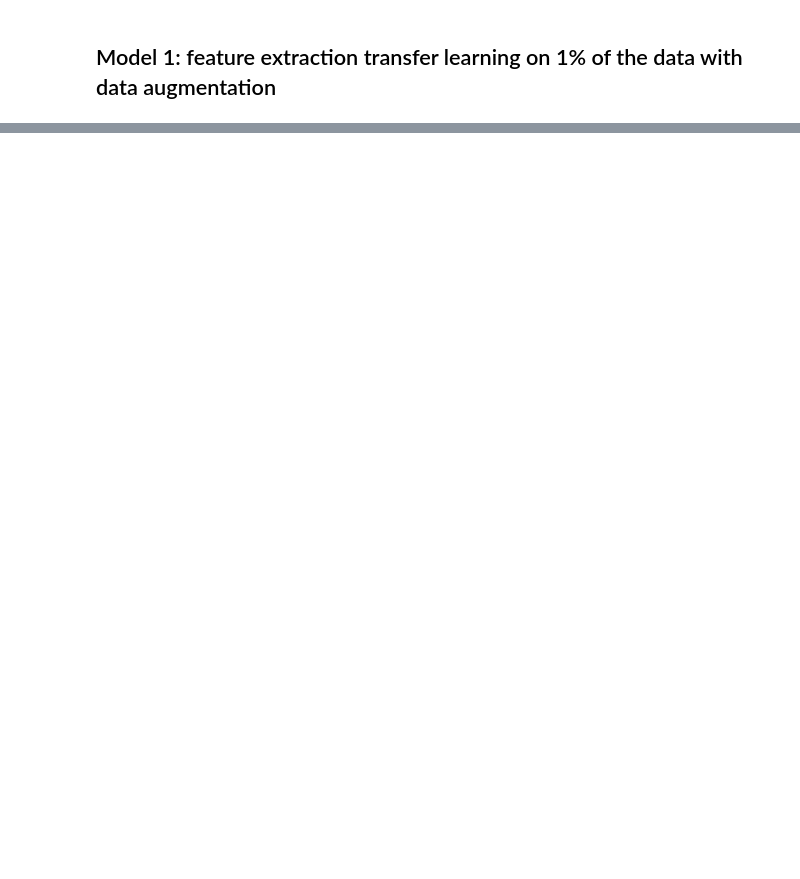
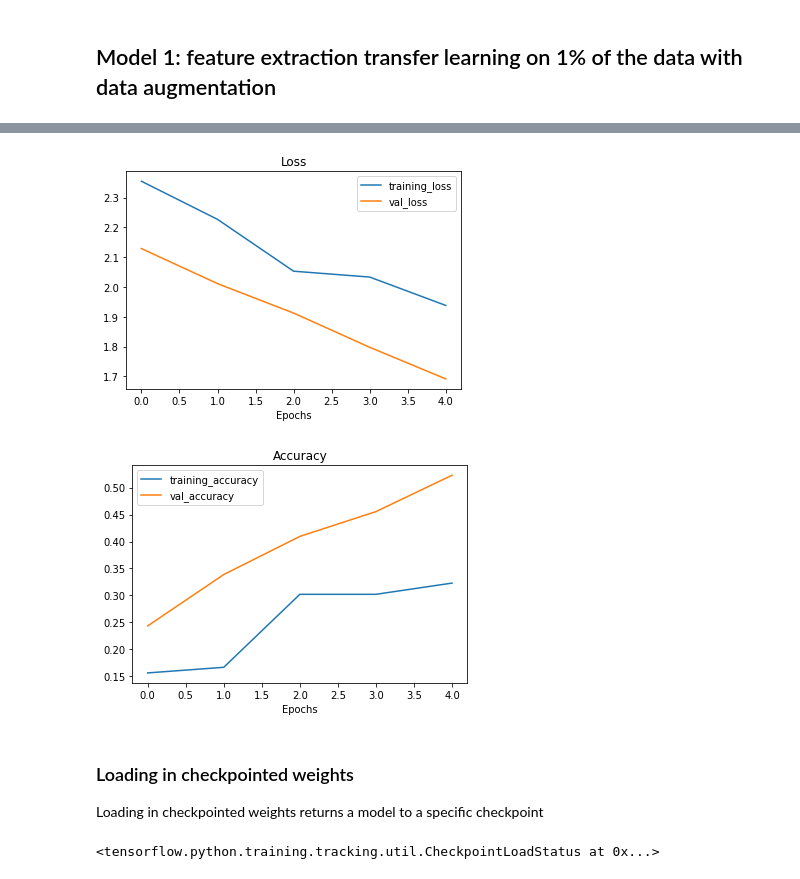
Before and after one commit to Kennedy87670/Introduction-to-ML-DP, a Jupyter notebook: 05_transfer_learning_in_tensorflow_part_2_fine_tuning_video.ipynb, the cells around one changed output, grey strips where cells are left out. Saved outputs shown, nothing was run; the diff lists cells and outputs as text; code cells hidden in the pictures; blank space fills up the shorter version.

```diff
--- a/05_transfer_learning_in_tensorflow_part_2_fine_tuning_video.ipynb
+++ b/05_transfer_learning_in_tensorflow_part_2_fine_tuning_video.ipynb
@@ -548,0 +571,11 @@ plot_loss_curves(history_1_percent)
+# %%
+train_data_10_percent = "10_food_classes_10_percent/train"
+test_dir = "10_food_classes_10_percent/test"
+# %%
+# set the data input
+train_data_10_percent= tf.keras.preprocessing.image_dataset_from_directory(train_dir,
+                                                                           label_mode="categorical",
+                                                                           image_size= IMG_SIZE)
+test_data= tf.keras.preprocessing.image_dataset_from_directory(test_dir,
+                                                               label_mode="categorical",
+                                                               image_size=IMG_SIZE)
@@ -548,0 +652,23 @@ plot_loss_curves(history_1_percent)
+# %%
+# Set checkpoint path
+checkpoint_path = "ten_percent_model_checkpoints_weights/checkpoint.ckpt"
+
+# create a ModelCheckpoint callback that saves the model's weights only
+checkpoint_callback = tf.keras.callbacks.ModelCheckpoint(filepath = checkpoint_path,
+                                                         save_weights_only=True,
+                                                         save_best_only=False,
+                                                         save_freq ="epoch", # save every epoch
+                                                         verbose=1)
+# %%
+
+# Fit the model 2 passing it checkpoint
+initial_epoch = 5
+history_10_percent_data_aug = model_2.fit(train_data_10_percent,
+                                epochs=5,
+                                steps_per_epoch= len(train_data_1_percent),
+                                validation_data = test_data,
+                                validation_steps = int(0.25 * len(test_data)),
+                                # Track model training logs
+                                callbacks=[create_tensorboard_callback(dir_name = "transfer_learning",
+                                                                       experiment_name ="10_percent_data_aug"),
+                                           checkpoint_callback])
@@ -548,0 +705,15 @@ plot_loss_curves(history_1_percent)
+# %%
+#plot model loss curves
+plot_loss_curves(history_10_percent_data_aug)
+# %% [output]
+[figure, added]
+[figure, added]
+# %% [markdown]
+### Loading in checkpointed weights
+
+Loading in checkpointed weights returns a model to a specific checkpoint
+# %%
+# load in saved model wightsa and evaluate model
+model_2.load_weights(checkpoint_path)
+# %% [output]
+<tensorflow.python.training.tracking.util.CheckpointLoadStatus at 0x...>
```
Also changed, not shown: parts of 34 cells of this notebook.
